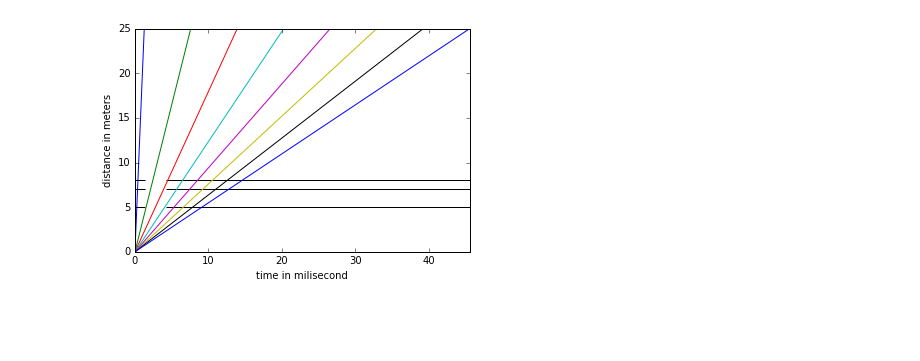
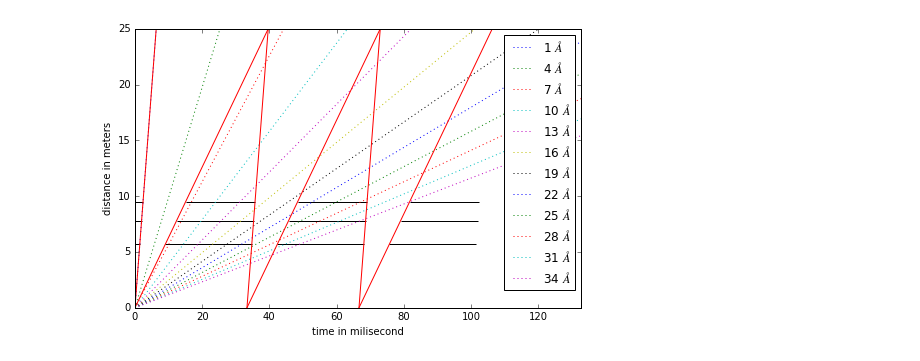
Before and after one commit to ornlneutronimaging/chop, a Jupyter notebook: Time_Distance_DIagram-Fahima.ipynb, the cells around one changed output. Saved outputs shown, nothing was run; the diff lists cells and outputs as text; code cells hidden in the pictures; blank space fills up the shorter version.

```diff
--- a/Time_Distance_DIagram-Fahima.ipynb
+++ b/Time_Distance_DIagram-Fahima.ipynb
@@ -7,7 +8,11 @@ Pulse_frequency=60.
 pulse_width=0
 delay=0
 sourceTodetector=25.
-chopper_rotational_frequency=60.
-wavelength_center=2
+chopper_rotational_frequency=30.
+minimum_wavelength=1
+distance_T3chopper_fr_source=9.5
+distance_T2chopper_fr_source=7.8
+distance_T1chopper_fr_source=5.7
 
-param=(Pulse_frequency,pulse_width,delay,sourceTodetector,chopper_rotational_frequency, wavelength_center)
+
+param=(Pulse_frequency,pulse_width,delay,sourceTodetector,chopper_rotational_frequency, minimum_wavelength, distance_T3chopper_fr_source, distance_T1chopper_fr_source, distance_T2chopper_fr_source)
@@ -28,15 +21,38 @@ def chpper_closeAt(chopper_distance):
+# %%
+bandwidth = chp1.Wavelength_width(sourceTodetector, chopper_rotational_frequency)
 # %%
 distance=np.arange(0,25,0.1)
-wavelength=np.arange(0.2,8,1)
-chopper_distance=np.array([5, 7, 8])
+wavelength=[minimum_wavelength, minimum_wavelength+bandwidth]
 
-plt.figure()
-[plt.plot(chp1.tof(distance,i), distance) for i in wavelength]
-[plt.hlines(chopper_distance, tmin, chpper_openat(i), colors='k', linestyles='solid') for i in chopper_distance]
-[plt.hlines(chopper_distance, chpper_closeAt(i), chp1.tof(sourceTodetector,wavelength[-1]), colors='k', linestyles='solid') for i in chopper_distance]
+
+chopper_distance=np.array([distance_T1chopper_fr_source, distance_T2chopper_fr_source, distance_T3chopper_fr_source])
+
+Pulse_frequency
+plt.figure(figsize=(8,5))
+
+wavelengths2=np.arange(minimum_wavelength,35,3)
+# lighthouse lines
+[plt.plot(chp1.tof(distance,i), distance, ':', label="%s $\AA$" % i) for i in wavelengths2]
+
+npulse = 3
+pulses = range(npulse)
+pulse_period = 1000./chopper_rotational_frequency
+# lighthouse lines
+for pulse in pulses:
+    [plt.plot(chp1.tof(distance,i)+pulse*pulse_period,  distance, 'r') for i in wavelength]
+
+# horizontal lines
+[
+    [plt.hlines(i, chp1.time_delay_before_chopper_opens(i)+chp1.openning_time_duration(i,chopper_rotational_frequency)+(pulse-1)*pulse_period, chp1.time_delay_before_chopper_opens(i)+(pulse)*pulse_period,
+                colors='k', linestyles='solid')
+     for i in chopper_distance]
+    for pulse in range(npulse+1)
+]
+
 plt.xlabel('time in milisecond')
 plt.ylabel('distance in meters')
-plt.xlim(0,chp1.tof(sourceTodetector,wavelength[-1]))
+plt.xlim(0,chp1.tof(sourceTodetector,21))
+plt.legend()
 plt.show()
 # %% [output]
-[figure, old version]
+[figure, new version]
```
Also changed, not shown: parts of 3 cells of this notebook.
